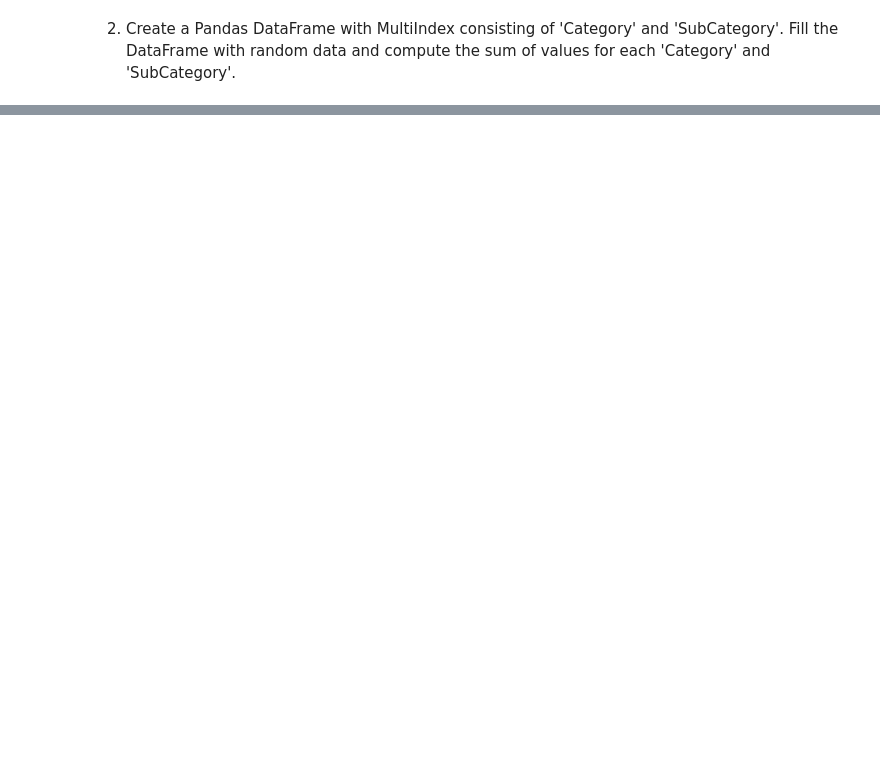
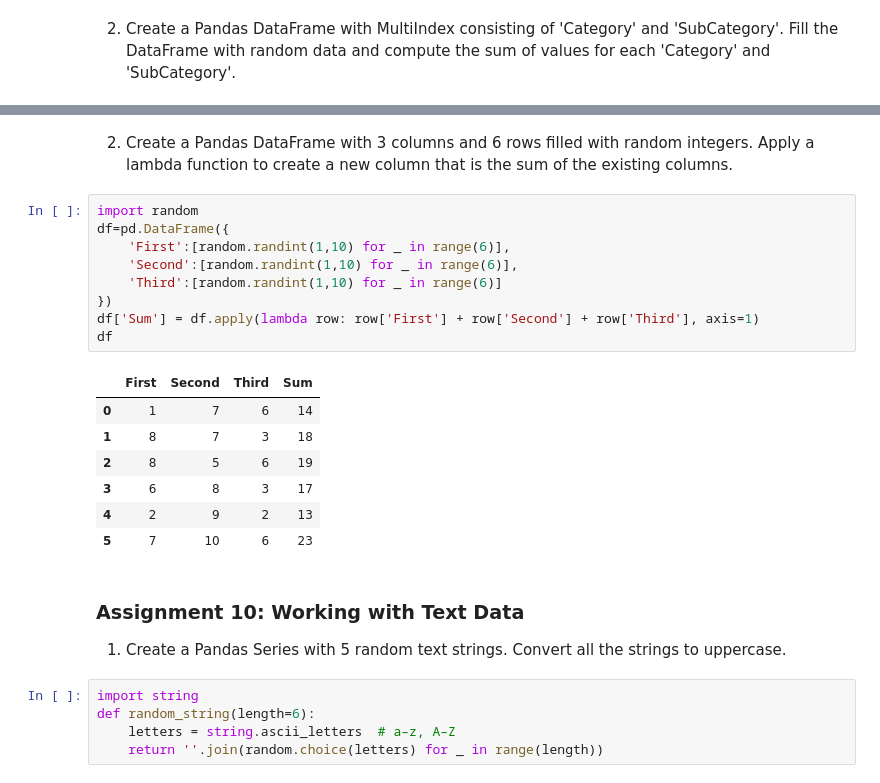
Before and after one commit to fishyyuser/Data-Science-Bootcamp, a Jupyter notebook: 13 Data Analysis with Python/pandas.ipynb, the cells around one changed output, grey strips where cells are left out. Saved outputs shown, nothing was run; the diff lists cells and outputs as text; blank space fills up the shorter version.

```diff
--- a/13 Data Analysis with Python/pandas.ipynb
+++ b/13 Data Analysis with Python/pandas.ipynb
@@ -436,0 +602,28 @@ df.head()
+# %% [markdown]
+2. Create a Pandas DataFrame with 3 columns and 6 rows filled with random integers. Apply a lambda function to create a new column that is the sum of the existing columns.
+# %%
+import random
+df=pd.DataFrame({
+    'First':[random.randint(1,10) for _ in range(6)],
+    'Second':[random.randint(1,10) for _ in range(6)],
+    'Third':[random.randint(1,10) for _ in range(6)]
+})
+df['Sum'] = df.apply(lambda row: row['First'] + row['Second'] + row['Third'], axis=1)
+df
+# %% [output]
+|  | First | Second | Third | Sum |
+| 0 | 1 | 7 | 6 | 14 |
+| 1 | 8 | 7 | 3 | 18 |
+| 2 | 8 | 5 | 6 | 19 |
+| 3 | 6 | 8 | 3 | 17 |
+| 4 | 2 | 9 | 2 | 13 |
+| 5 | 7 | 10 | 6 | 23 |
+# %% [markdown]
+### Assignment 10: Working with Text Data
+
+1. Create a Pandas Series with 5 random text strings. Convert all the strings to uppercase.
+# %%
+import string
+def random_string(length=6):
+    letters = string.ascii_letters  # a–z, A–Z
+    return ''.join(random.choice(letters) for _ in range(length))
```
Also changed, not shown: parts of 19 cells of this notebook.
